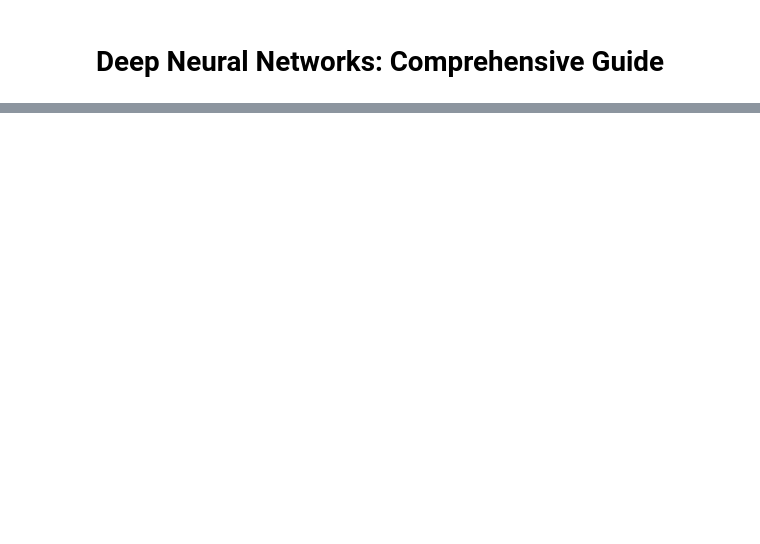
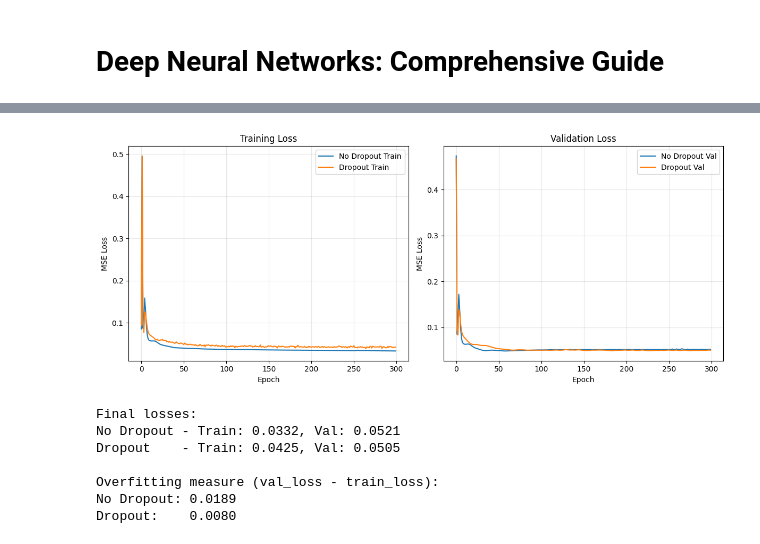
Before and after one commit to usafhulk/Deep_Networks, a Jupyter notebook: v_1 Deep Neural Networks.ipynb, the cells around one changed output, grey strips where cells are left out. Saved outputs shown, nothing was run; the diff lists cells and outputs as text; code cells hidden in the pictures; blank space fills up the shorter version.

```diff
--- a/v_1 Deep Neural Networks.ipynb
+++ b/v_1 Deep Neural Networks.ipynb
@@ -575,0 +104,17 @@ Recommendations for CUDA Training:
+# %%
+# Create models with and without dropout
+model_no_dropout = SimpleDeepNet(dropout_prob=0.0).to(device)
+model_dropout = SimpleDeepNet(dropout_prob=0.3).to(device)
+
+# Move data to device
+train_data.x = train_data.x.to(device)
+train_data.y = train_data.y.to(device)
+val_data.x = val_data.x.to(device)
+val_data.y = val_data.y.to(device)
+
+# Train both models
+print("Training model without dropout:")
+train_losses_no_dropout, val_losses_no_dropout = train_model(model_no_dropout, train_data, val_data)
+
+print("\nTraining model with dropout:")
+train_losses_dropout, val_losses_dropout = train_model(model_dropout, train_data, val_data)
@@ -575,0 +137,48 @@ Recommendations for CUDA Training:
+# %%
+# Visualize results
+plt.figure(figsize=(12, 5))
+
+# Plot training losses
+plt.subplot(1, 2, 1)
+plt.plot(train_losses_no_dropout, label='No Dropout Train')
+plt.plot(train_losses_dropout, label='Dropout Train')
+plt.xlabel('Epoch')
+plt.ylabel('MSE Loss')
+plt.title('Training Loss')
+plt.legend()
+plt.grid(True, alpha=0.3)
+
+# Plot validation losses
+plt.subplot(1, 2, 2)
+plt.plot(val_losses_no_dropout, label='No Dropout Val')
+plt.plot(val_losses_dropout, label='Dropout Val')
+plt.xlabel('Epoch')
+plt.ylabel('MSE Loss')
+plt.title('Validation Loss')
+plt.legend()
+plt.grid(True, alpha=0.3)
+
+plt.tight_layout()
+plt.show()
+
+# Show final results
+print(f"\nFinal losses:")
+print(f"No Dropout - Train: {train_losses_no_dropout[-1]:.4f}, Val: {val_losses_no_dropout[-1]:.4f}")
+print(f"Dropout    - Train: {train_losses_dropout[-1]:.4f}, Val: {val_losses_dropout[-1]:.4f}")
+
+# Calculate overfitting measure (difference between train and val loss)
+overfit_no_dropout = val_losses_no_dropout[-1] - train_losses_no_dropout[-1]
+overfit_dropout = val_losses_dropout[-1] - train_losses_dropout[-1]
+
+print(f"\nOverfitting measure (val_loss - train_loss):")
+print(f"No Dropout: {overfit_no_dropout:.4f}")
+print(f"Dropout:    {overfit_dropout:.4f}")
+# %% [output]
+[figure, added]
+Final losses:
+No Dropout - Train: 0.0332, Val: 0.0521
+Dropout    - Train: 0.0425, Val: 0.0505
+
+Overfitting measure (val_loss - train_loss):
+No Dropout: 0.0189
+Dropout:    0.0080
```
Also changed, not shown: parts of 16 cells of this notebook, 5 other files.
